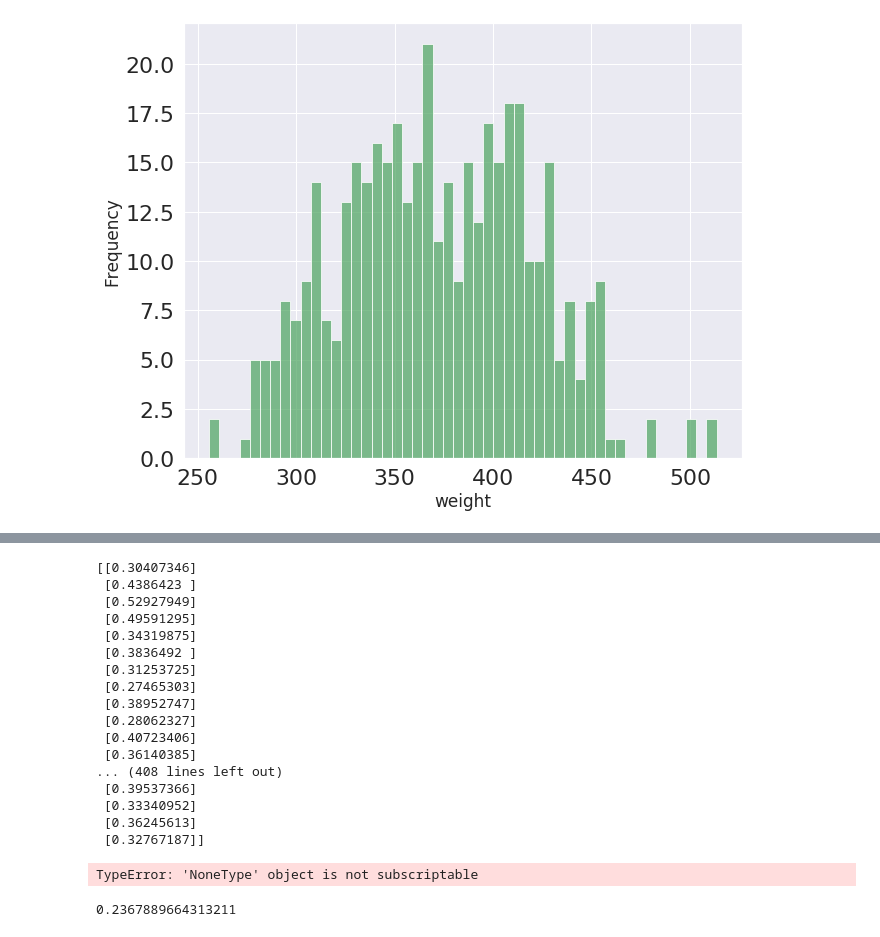
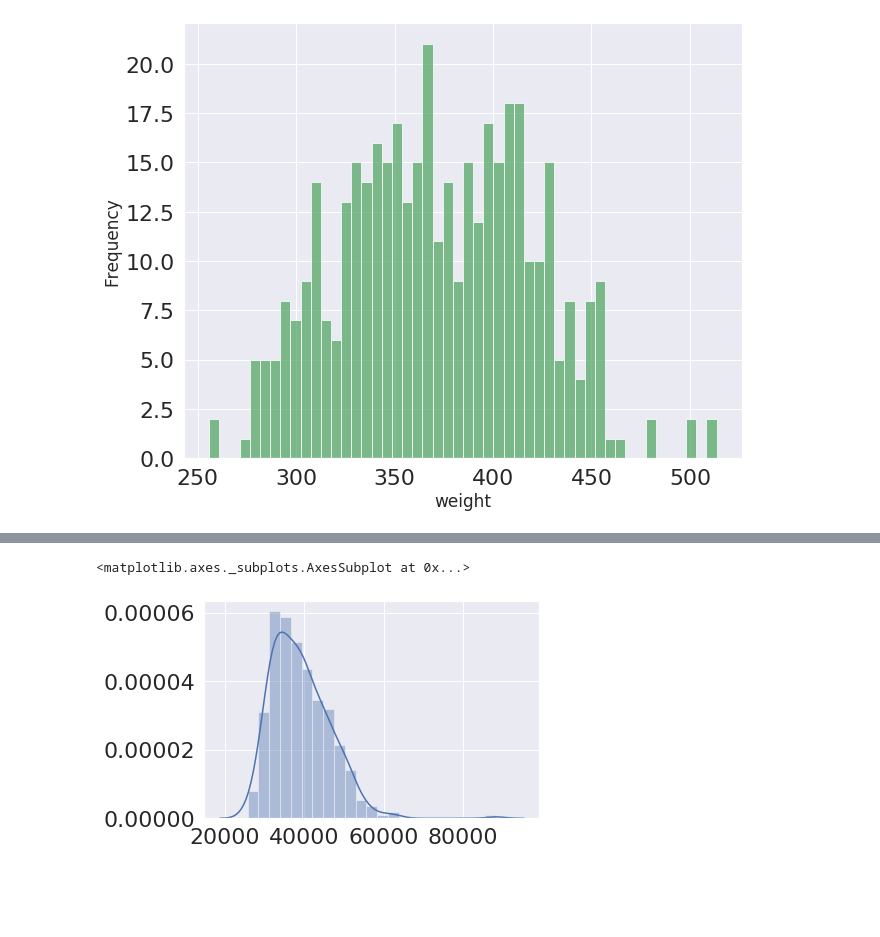
Before and after one commit to sagarjoglekar/Vitamin_N, a Jupyter notebook: Notebooks/LinearRegressor_green.ipynb, the cells around one changed output, grey strips where cells are left out. Saved outputs shown, nothing was run; the diff lists cells and outputs as text; code cells hidden in the pictures; blank space fills up the shorter version.

```diff
--- a/Notebooks/LinearRegressor_green.ipynb
+++ b/Notebooks/LinearRegressor_green.ipynb
@@ -380,26 +367,5 @@ model = lm.fit(X,Y)
-# %%
-predictions = lm.predict(X)
-print(predictions)[0:5]
-# %% [output]
-[[0.30407346]
- [0.4386423 ]
- [0.52927949]
- [0.49591295]
- [0.34319875]
- [0.3836492 ]
- [0.31253725]
- [0.27465303]
- [0.38952747]
- [0.28062327]
- [0.40723406]
- [0.36140385]
-... (408 lines left out)
- [0.39537366]
- [0.33340952]
- [0.36245613]
- [0.32767187]]
-TypeError: 'NoneType' object is not subscriptable
-# %%
-lm.score(X,Y)
-# %% [output]
-0.2367889664313211
+# %%
+sns.distplot(np.array(df['Median 2012/13'].values , dtype=np.float32))
+# %% [output]
+<matplotlib.axes._subplots.AxesSubplot at 0x...>
+[figure, added]
```
Also changed, not shown: parts of 37 cells of this notebook, 1 other file.
